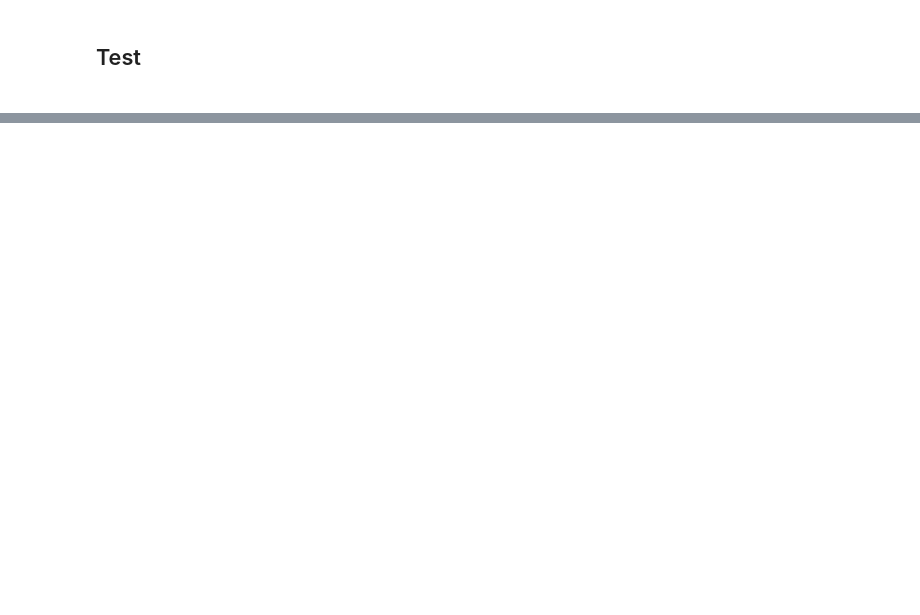
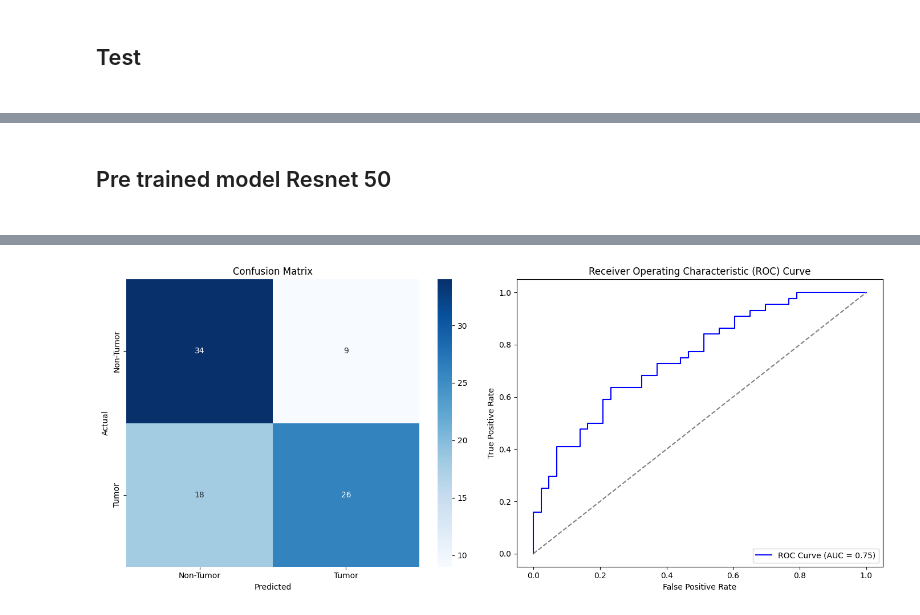
Before and after one commit to TrippWhaley/comp-562-final-project, a Jupyter notebook: project.ipynb, the cells around one changed output, grey strips where cells are left out. Saved outputs shown, nothing was run; the diff lists cells and outputs as text; code cells hidden in the pictures; blank space fills up the shorter version.

```diff
--- a/project.ipynb
+++ b/project.ipynb
@@ -412,0 +550,74 @@ weighted avg       0.66      0.62      0.61       173
+# %% [markdown]
+<h2>Pre trained model Resnet 50<h2>
+# %%
+from tensorflow.keras.applications import ResNet50
+from tensorflow.keras.models import Model, Sequential
+from tensorflow.keras.layers import Dense, GlobalAveragePooling2D, Dropout
+from tensorflow.keras.optimizers.legacy import Adam
+from tensorflow.keras.preprocessing.image import ImageDataGenerator
+
+# Adjust input shape to match ResNet requirements
+input_shape = (64, 64, 3)  # ResNet expects 3 channels
+
+# Expand channel for grayscale
+X_train_rgb = np.repeat(X_train[..., np.newaxis], 3, axis=-1)  # (692, 64, 64, 1) -> (692, 64, 64, 3)
+X_val_rgb = np.repeat(X_val[..., np.newaxis], 3, axis=-1)
+X_test_rgb = np.repeat(X_test[..., np.newaxis], 3, axis=-1)
+
+# Normalize the data (optional but recommended for ResNet)
+X_train_rgb = X_train_rgb / 255.0
+X_val_rgb = X_val_rgb / 255.0
+X_test_rgb = X_test_rgb / 255.0
+
+# Load pretrained ResNet50 with weights from ImageNet
+base_model = ResNet50(weights='imagenet', include_top=False, input_shape=input_shape)
+
+# Freeze the base layers
+for layer in base_model.layers:
+    layer.trainable = False
+
+# Add custom layers for fine-tuning
+x = base_model.output
+x = GlobalAveragePooling2D()(x)
+x = Dense(128, activation='relu')(x)
+x = Dropout(0.5)(x)
+predictions = Dense(1, activation='sigmoid')(x)
+
+# Create the model
+model = Model(inputs=base_model.input, outputs=predictions)
+
+# Compile the model
+model.compile(optimizer=Adam(learning_rate=0.0001), loss='binary_crossentropy', metrics=['accuracy'])
+
+# Train the model
+history = model.fit(
+    X_train_rgb, y_train,
+    validation_data=(X_val_rgb, y_val),
+    epochs=20,
+    batch_size=32,
+    verbose=1
+)
+
+# Unfreeze some layers for fine-tuning
+for layer in base_model.layers[-20:]:  # Unfreeze last 20 layers
+    layer.trainable = True
+
+# Recompile the model with a lower learning rate for fine-tuning
+model.compile(optimizer=Adam(learning_rate=0.00001), loss='binary_crossentropy', metrics=['accuracy'])
+
+# Fine-tune the model
+history_fine_tune = model.fit(
+    X_train_rgb, y_train,
+    validation_data=(X_val_rgb, y_val),
+    epochs=20,
+    batch_size=32,
+    verbose=1
+)
+
+# Evaluate on test set
+results = model.evaluate(X_test_rgb, y_test, verbose=1)
+print(f"Test Accuracy: {results[1] * 100:.2f}%")
+
+# Use evaluation function for metrics and visualizations
+evaluate_model(model, X_test_rgb, y_test)
+# %% [output]
@@ -412,0 +641 @@ weighted avg       0.66      0.62      0.61       173
+[figure, added]
```
Also changed, not shown: parts of 12 cells of this notebook.
